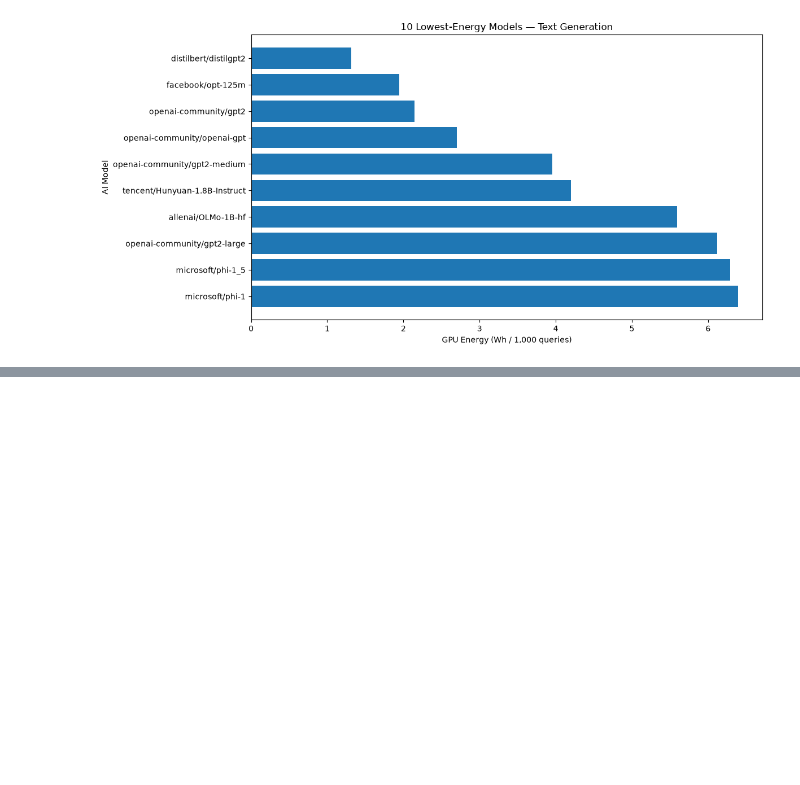
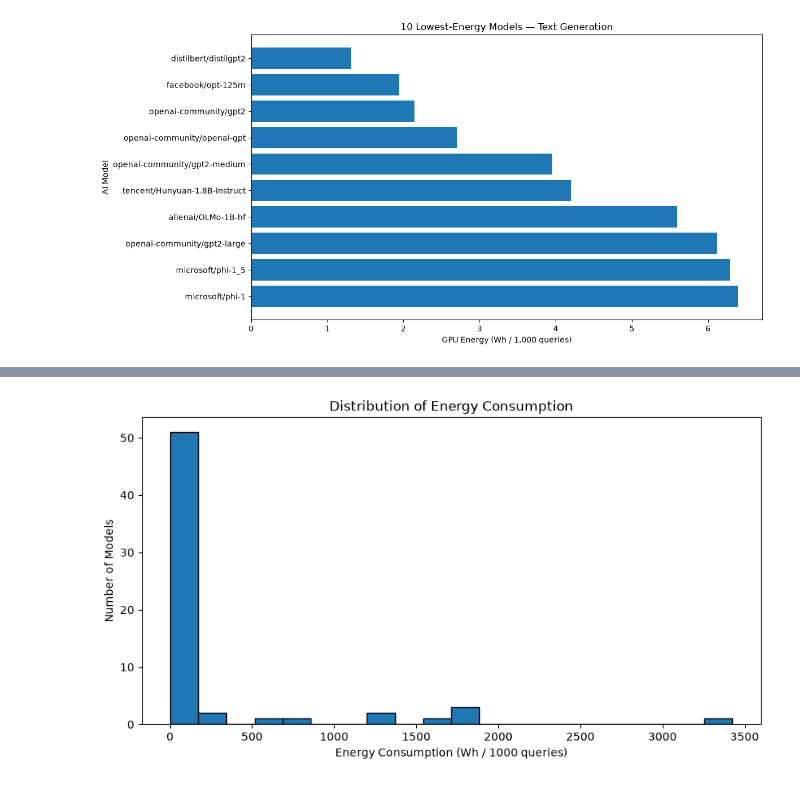
Before and after one commit to EyaWal/ai-ecolens, a Jupyter notebook: notebooks/01_energy_data_exploration.ipynb, the cells around one changed output, grey strips where cells are left out. Cells and saved outputs as stored; diff of their text form; code cells hidden in the pictures; blank space fills up the shorter version.

```diff
--- a/notebooks/01_energy_data_exploration.ipynb
+++ b/notebooks/01_energy_data_exploration.ipynb
@@ -159,0 +199,8 @@ Matplotlib is building the font cache; this may take a moment.
+# %%
+df = datasets["text_generation"].copy()
+
+df["energy_wh_per_1k"] = (
+    df["total_gpu_energy"] * 1000
+)
+
+df["energy_wh_per_1k"].describe()
@@ -159,0 +217,18 @@ Matplotlib is building the font cache; this may take a moment.
+# %%
+import matplotlib.pyplot as plt
+
+plt.figure(figsize=(10, 5))
+
+plt.hist(
+    df["energy_wh_per_1k"].dropna(),
+    bins=20,
+    edgecolor="black"
+)
+
+plt.xlabel("Energy Consumption (Wh / 1000 queries)")
+plt.ylabel("Number of Models")
+plt.title("Distribution of Energy Consumption")
+
+plt.show()
+# %% [output]
+[figure, added]
```
Also changed, not shown: parts of 33 cells of this notebook, 13 other files.
